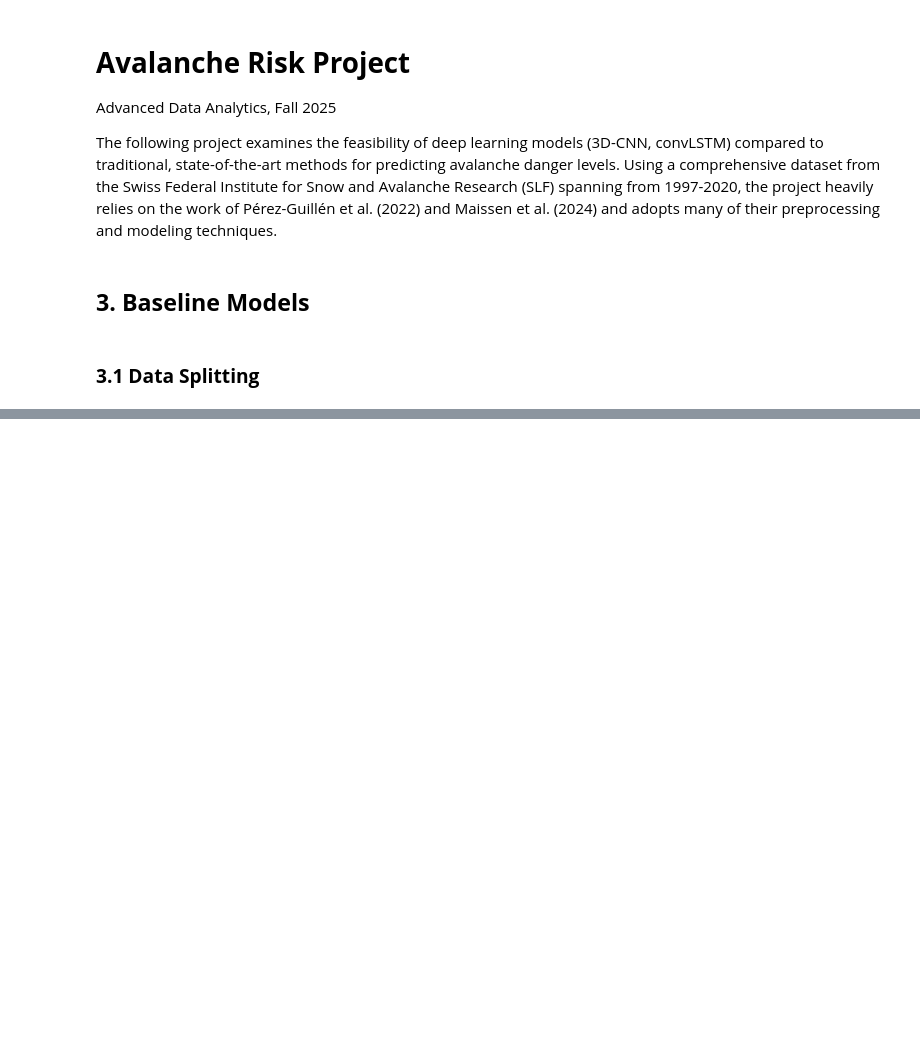
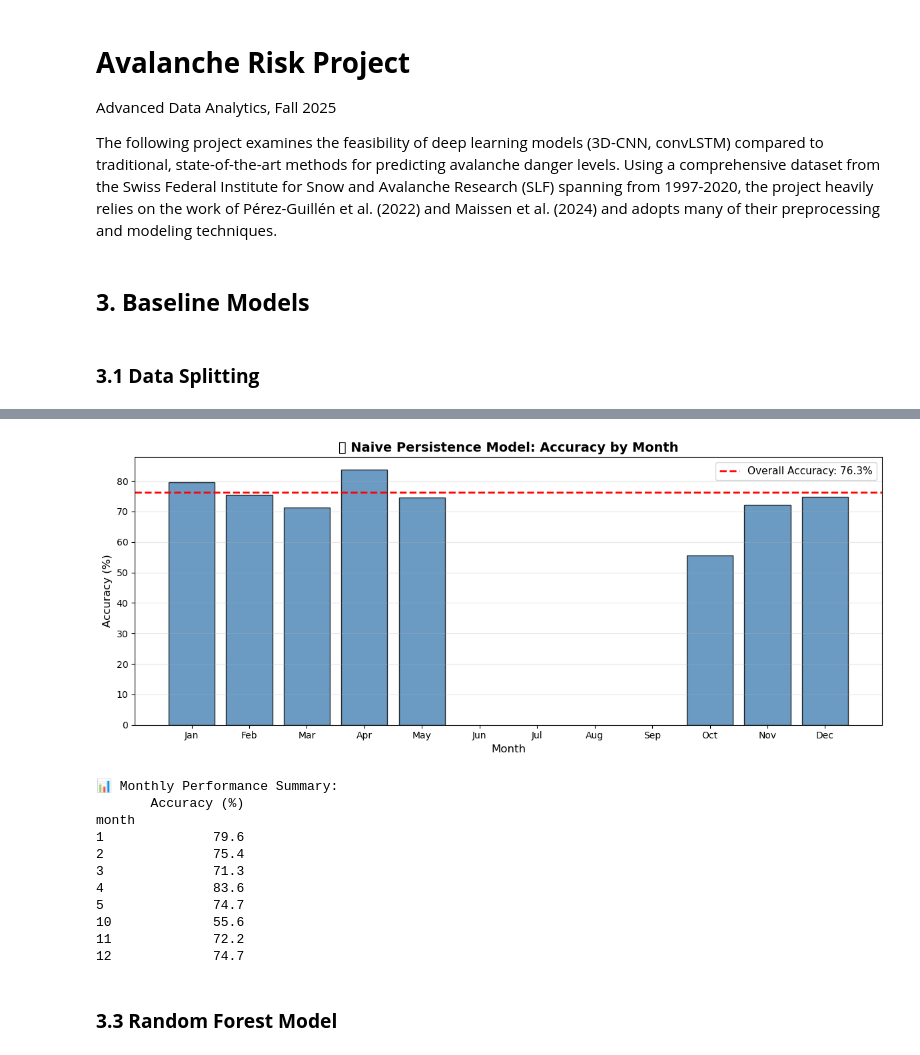
Before and after one commit to FPfenniger/AvalancheRiskProject, a Jupyter notebook: notebooks/3_BaselineModels.ipynb, the cells around one changed output, grey strips where cells are left out. Drawn from its saved outputs; the diff is of its cells as text; code cells hidden in the pictures; blank space fills up the shorter version.

```diff
--- a/notebooks/3_BaselineModels.ipynb
+++ b/notebooks/3_BaselineModels.ipynb
@@ -19,0 +153,41 @@ imis_df = pd.read_csv("../data/imis_df_final.csv")
+# %%
+# Temporal Analysis: Accuracy by Month
+test_naive['month'] = test_naive['datum'].dt.month
+test_naive['year'] = test_naive['datum'].dt.year
+test_naive['correct'] = (test_naive['dangerLevel'] == test_naive['dangerLevel_prev']).astype(int)
+
+# Monthly accuracy
+monthly_acc = test_naive.groupby('month')['correct'].mean() * 100
+
+# Plot
+fig, ax = plt.subplots(figsize=(12, 5))
+ax.bar(monthly_acc.index, monthly_acc.values, color='steelblue', alpha=0.8, edgecolor='black')
+ax.axhline(y=accuracy_score(y_true_naive, y_pred_naive)*100,
+           color='red', linestyle='--', linewidth=2, label=f'Overall Accuracy: {accuracy_score(y_true_naive, y_pred_naive)*100:.1f}%')
+ax.set_xlabel('Month', fontsize=12)
+ax.set_ylabel('Accuracy (%)', fontsize=12)
+ax.set_title('📅 Naive Persistence Model: Accuracy by Month', fontsize=14, fontweight='bold')
+ax.set_xticks(range(1, 13))
+ax.set_xticklabels(['Jan', 'Feb', 'Mar', 'Apr', 'May', 'Jun', 'Jul', 'Aug', 'Sep', 'Oct', 'Nov', 'Dec'])
+ax.legend(fontsize=11)
+ax.grid(axis='y', alpha=0.3)
+plt.tight_layout()
+plt.show()
+
+print("\n📊 Monthly Performance Summary:")
+print(monthly_acc.to_frame('Accuracy (%)').round(1))
+# %% [output]
+[figure, added]
+📊 Monthly Performance Summary:
+       Accuracy (%)
+month
+1              79.6
+2              75.4
+3              71.3
+4              83.6
+5              74.7
+10             55.6
+11             72.2
+12             74.7
+# %% [markdown]
+### **3.3 Random Forest Model**
```
Also changed, not shown: parts of 16 cells of this notebook, 1 other file.
